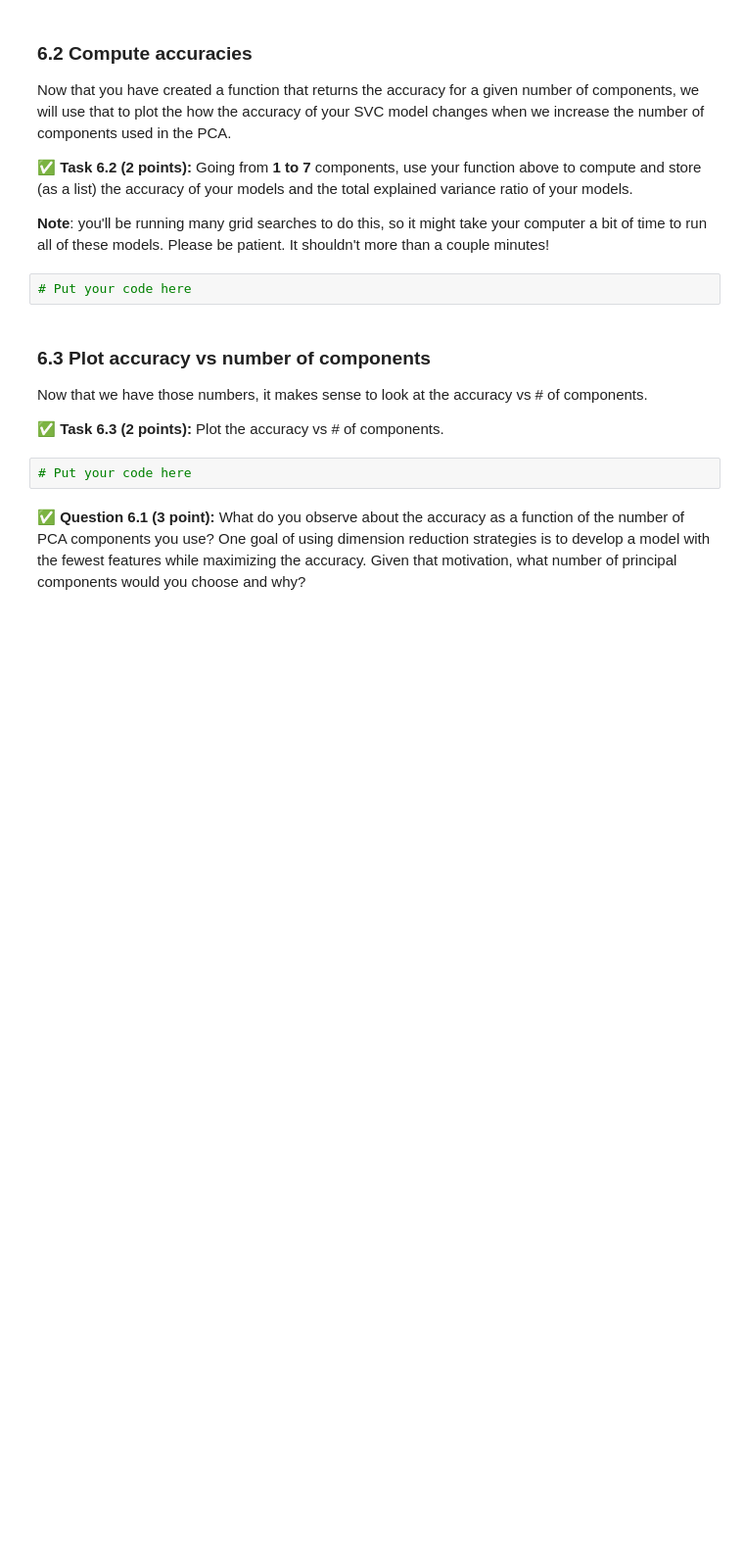
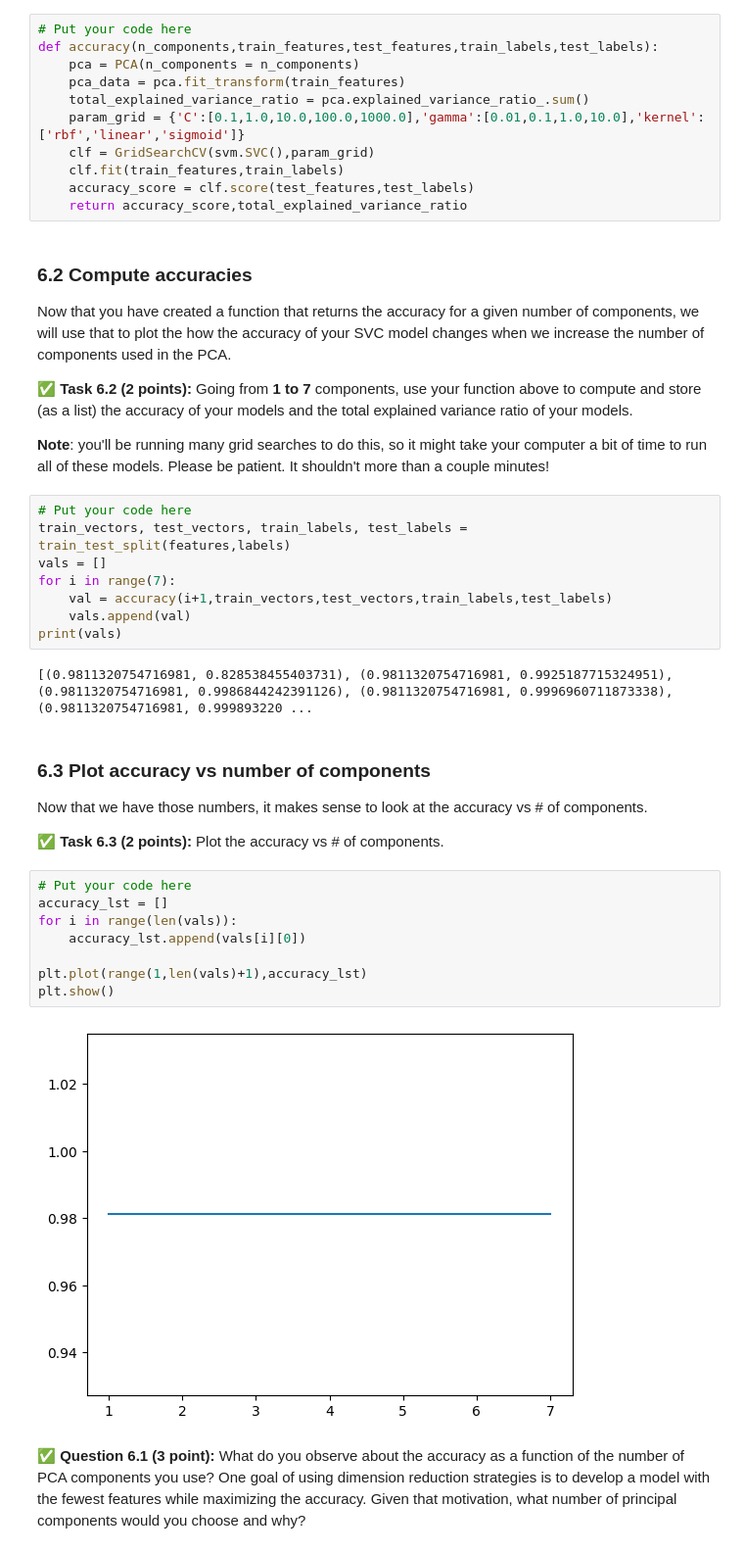
Before and after one commit to graysonslansky/CMSE202-f24-turnin, a Jupyter notebook: hw-04/HW-04_PerceptronSVMandPCA-STUDENT.ipynb, the cells around one changed output. Shown at 98% size. Drawn from its saved outputs; the diff is of its cells as text; blank space fills up the shorter version.

```diff
--- a/hw-04/HW-04_PerceptronSVMandPCA-STUDENT.ipynb
+++ b/hw-04/HW-04_PerceptronSVMandPCA-STUDENT.ipynb
@@ -431,3 +429,14 @@ and it should **return** the accuracy score for an SVC model fit to pca transfor
+# %%
+# Put your code here
+def accuracy(n_components,train_features,test_features,train_labels,test_labels):
+    pca = PCA(n_components = n_components)
+    pca_data = pca.fit_transform(train_features)
+    total_explained_variance_ratio = pca.explained_variance_ratio_.sum()
+    param_grid = {'C':[0.1,1.0,10.0,100.0,1000.0],'gamma':[0.01,0.1,1.0,10.0],'kernel':['rbf','linear','sigmoid']}
+    clf = GridSearchCV(svm.SVC(),param_grid)
+    clf.fit(train_features,train_labels)
+    accuracy_score = clf.score(test_features,test_labels)
+    return accuracy_score,total_explained_variance_ratio
 # %% [markdown]
 ### 6.2 Compute accuracies
 
@@ -436,15 +445,31 @@ Now that you have created a function that returns the accuracy for a given numbe
 **&#9989; Task 6.2 (2 points):** Going from **1 to 7** components, use your function above to compute and store (as a list) the accuracy of your models and the total explained variance ratio of your models.
 
 **Note**: you'll be running many grid searches to do this, so it might take your computer a bit of time to run all of these models. Please be patient. It shouldn't more than a couple minutes!
-# %%
-# Put your code here
+# %%
+# Put your code here
+train_vectors, test_vectors, train_labels, test_labels = train_test_split(features,labels)
+vals = []
+for i in range(7):
+    val = accuracy(i+1,train_vectors,test_vectors,train_labels,test_labels)
+    vals.append(val)
+print(vals)
+# %% [output]
+[(0.9811320754716981, 0.828538455403731), (0.9811320754716981, 0.9925187715324951), (0.9811320754716981, 0.9986844242391126), (0.9811320754716981, 0.9996960711873338), (0.9811320754716981, 0.999893220 ...
 # %% [markdown]
 ### 6.3 Plot accuracy vs number of components
 
 Now that we have those numbers, it makes sense to look at the accuracy vs # of components.
 
 **&#9989; Task 6.3 (2 points):** Plot the accuracy vs # of components.
-# %%
-# Put your code here
+# %%
+# Put your code here
+accuracy_lst = []
+for i in range(len(vals)):
+    accuracy_lst.append(vals[i][0])
+
+plt.plot(range(1,len(vals)+1),accuracy_lst)
+plt.show()
+# %% [output]
+[figure, added]
 # %% [markdown]
 **&#9989; Question 6.1 (3 point):** What do you observe about the accuracy as a function of the number of PCA components you use? One goal of using dimension reduction strategies is to develop a model with the fewest features while maximizing the accuracy. Given that motivation, what number of principal components would you choose and why?
```
Also changed, not shown: parts of 7 cells of this notebook.
